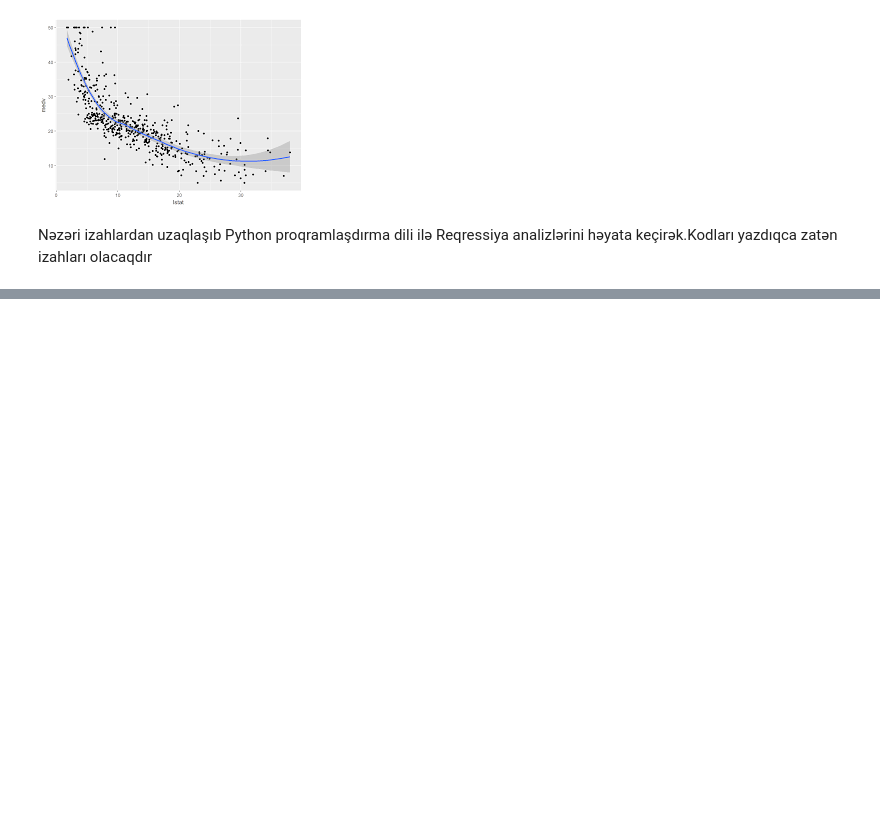
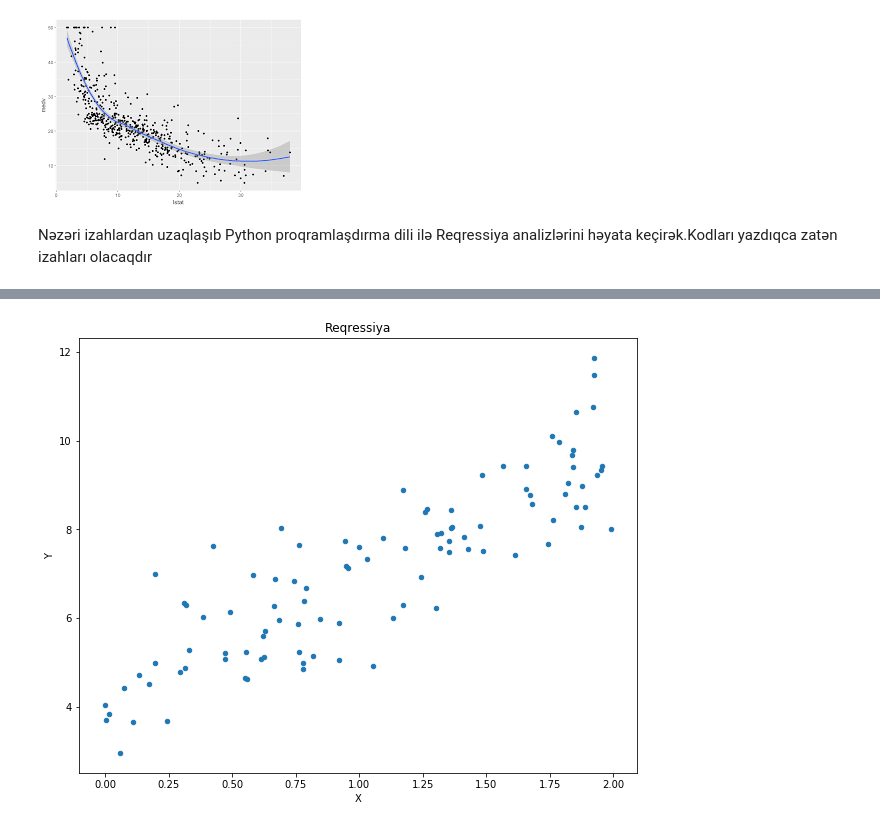
Before and after one commit to RashadGarayev/MachineLearningAZ, a Jupyter notebook: MachineLearningAz/Regression.ipynb, the cells around one changed output, grey strips where cells are left out. Saved outputs shown, nothing was run; the diff lists cells and outputs as text; code cells hidden in the pictures; blank space fills up the shorter version.

```diff
--- a/MachineLearningAz/Regression.ipynb
+++ b/MachineLearningAz/Regression.ipynb
@@ -96,0 +153,2 @@ Nəzəri izahlardan uzaqlaşıb Python proqramlaşdırma dili ilə Reqressiya an
+# %%
+x = 2 * np.random.rand(100,1)
@@ -96,0 +167,4 @@ Nəzəri izahlardan uzaqlaşıb Python proqramlaşdırma dili ilə Reqressiya an
+# %%
+e = np.random.randn(100,1)
+# %%
+y = 4 + 3 * x + e # Y = β0 + β1x + ϵ
@@ -96,0 +179,2 @@ Nəzəri izahlardan uzaqlaşıb Python proqramlaşdırma dili ilə Reqressiya an
+# %%
+df = pd.DataFrame(np.hstack([x,y]),columns=['x','y'])
@@ -96,0 +190,8 @@ Nəzəri izahlardan uzaqlaşıb Python proqramlaşdırma dili ilə Reqressiya an
+# %%
+df.plot.scatter('x','y')
+plt.title('Reqressiya')
+plt.xlabel('X')
+plt.ylabel('Y')
+plt.show()
+# %% [output]
+[figure, added]
```
Also changed, not shown: parts of 40 cells of this notebook.
